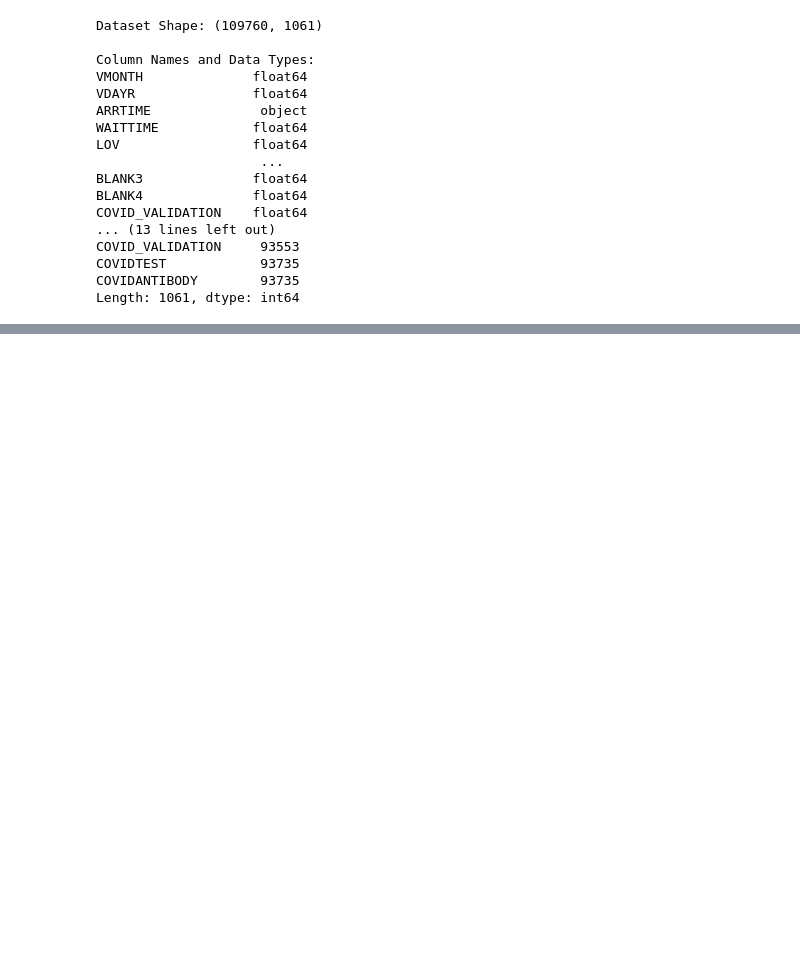
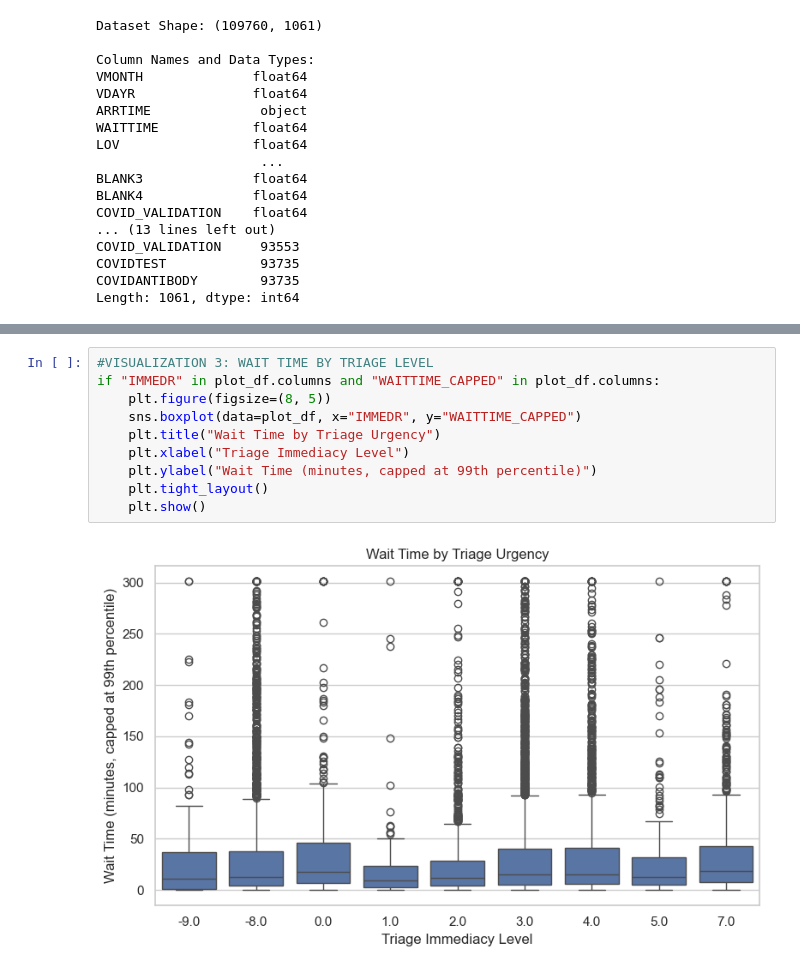
Before and after one commit to salmaibr2/EDWaitTime, a Jupyter notebook: notebooks/eda.ipynb, the cells around one changed output, grey strips where cells are left out. Cells and saved outputs as stored; diff of their text form; blank space fills up the shorter version.

```diff
--- a/notebooks/eda.ipynb
+++ b/notebooks/eda.ipynb
@@ -467,0 +853,12 @@ memory usage: 69.5+ MB
+# %%
+#VISUALIZATION 3: WAIT TIME BY TRIAGE LEVEL
+if "IMMEDR" in plot_df.columns and "WAITTIME_CAPPED" in plot_df.columns:
+    plt.figure(figsize=(8, 5))
+    sns.boxplot(data=plot_df, x="IMMEDR", y="WAITTIME_CAPPED")
+    plt.title("Wait Time by Triage Urgency")
+    plt.xlabel("Triage Immediacy Level")
+    plt.ylabel("Wait Time (minutes, capped at 99th percentile)")
+    plt.tight_layout()
+    plt.show()
+# %% [output]
+[figure, added]
```
Also changed, not shown: parts of 24 cells of this notebook.
